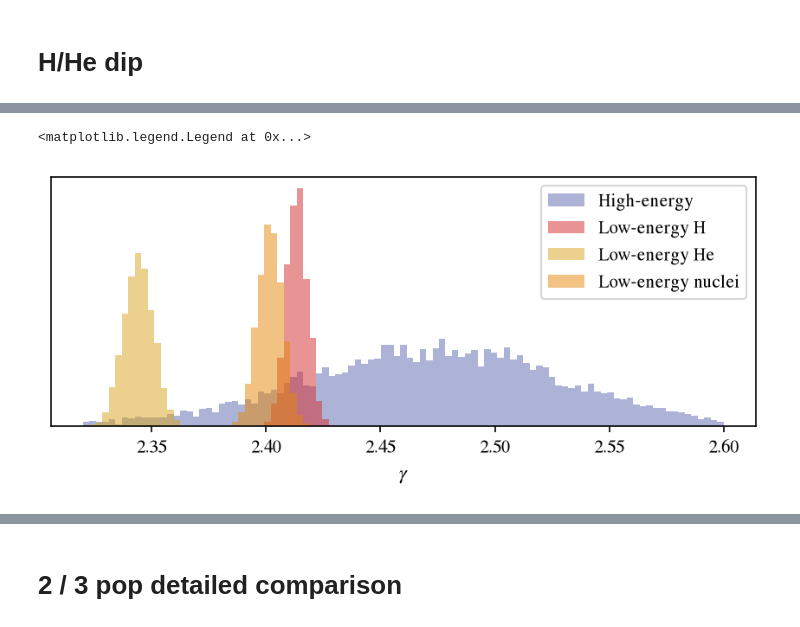
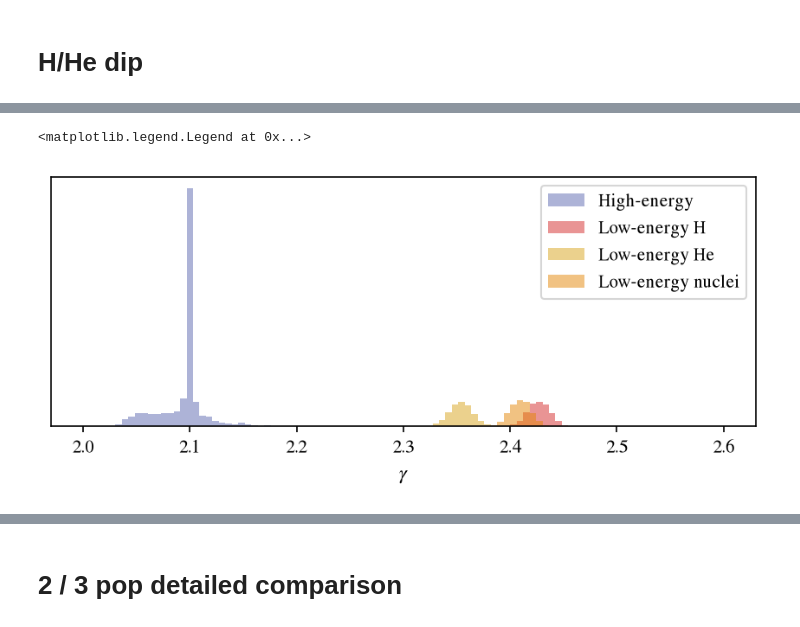
Before and after one commit to nj-vs-vh/EVA, a Jupyter notebook: notebooks/tevpa26.ipynb, the cells around one changed output, grey strips where cells are left out. Drawn from its saved outputs; the diff is of its cells as text; code cells hidden in the pictures.

```diff
--- a/notebooks/tevpa26.ipynb
+++ b/notebooks/tevpa26.ipynb
@@ -163,12 +163,14 @@ dampe_p_He = FluxRatioData.from_fluxes(
 # ax = dampe_p_He.plot()
 # ax.set_xscale("log")
 # ax.set_yscale("log")
+# %%
+from cr_knee_fit.analysis import AnalysisResults
+
+onepop_res = AnalysisResults.load("../out/phase-7/onepop", subsample_size=300)
 # %%
-from cr_knee_fit.analysis import AnalysisResults
-
-onepop_res = AnalysisResults.load("../out/phase-6/crams_high_E_feature_break", subsample_size=300)
-fiducial_res = AnalysisResults.load("../out/phase-6/twopop_kneebump", subsample_size=300)
-threepop_res = AnalysisResults.load("../out/phase-6/threepop_kneebump", subsample_size=300)
+minimal_res = AnalysisResults.load("../out/phase-7/minimal", subsample_size=300)
+local_source_res = AnalysisResults.load("../out/phase-7/local_source/", subsample_size=300)
+two_le_res = AnalysisResults.load("../out/phase-7/two_le/", subsample_size=300)
 # %%
 from matplotlib.axes import Axes
 
@@ -405,6 +275,6 @@ ax.set_ylim(1e-5, 1e-1)
 # %%
-labels = fiducial_res.mle.labels(False)
-sample = fiducial_res.posterior_sample
+labels = minimal_res.mle.labels(False)
+sample = minimal_res.posterior_sample
 assert sample is not None
 print(*labels, sep="\n")
 # %% [output]
@@ -459,30 +414,30 @@ ax.legend()
 # %%
-he_alpha = sample[:, labels.index("HE alpha_{H, He, C, O, Fe}")]
+he_alpha = sample[:, labels.index("HE gamma")] - 2
 le_alpha_H = sample[:, labels.index("LE gamma_H")] - 2
 le_alpha_He = sample[:, labels.index("LE gamma_He")] - 2
 le_alpha_nuclei = sample[:, labels.index("LE gamma_nuc")] - 2
 
 fig, ax = plt.subplots(figsize=(7, 2.5))
 
-alpha_bins = np.linspace(2.32, 2.6, 100)
+alpha_bins = np.linspace(2.0, 2.6, 100)
 alpha = 0.5
 ax.hist(
     np.concatenate([he_alpha] * 4),
     bins=alpha_bins,
     alpha=alpha,
     color=CARTO_VIVID(1),
     label="High-energy",
 )
 ax.hist(le_alpha_H, bins=alpha_bins, alpha=alpha, color=Element.H.color, label="Low-energy H")
 ax.hist(le_alpha_He, bins=alpha_bins, alpha=alpha, color=Element.He.color, label="Low-energy He")
 ax.hist(
     le_alpha_nuclei, bins=alpha_bins, alpha=alpha, color=CARTO_VIVID(0), label="Low-energy nuclei"
 )
 
 ax.set_yticks([])
 ax.set_xlabel("$ \\gamma$")
 
 ax.legend()
 # %% [output]
 <matplotlib.legend.Legend at 0x...>
-[figure, old version]
+[figure, new version]
```
Also changed, not shown: parts of 13 cells of this notebook, 12 other files.
